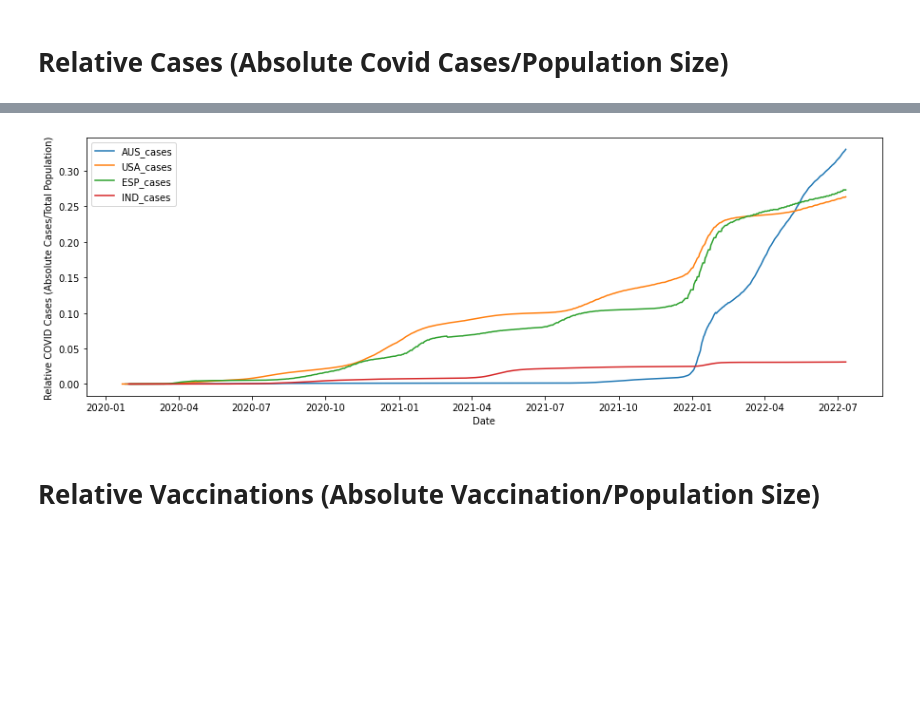
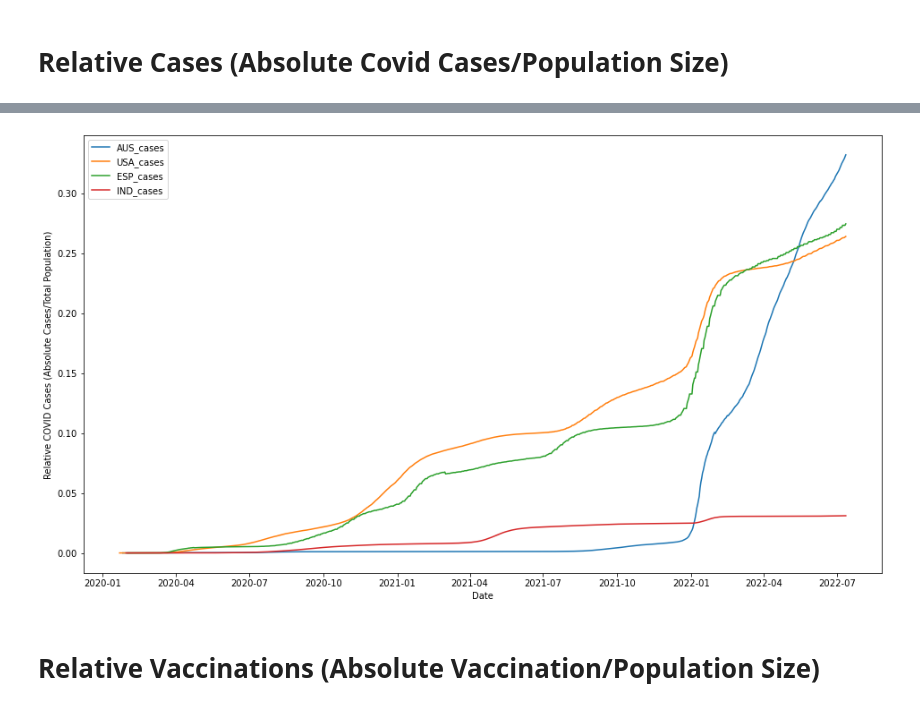
Before and after one commit to rshn1994/Enterprise_Data_Science, a Jupyter notebook: Final_project_delivery/Covid_Dashboard.ipynb, the cells around one changed output, grey strips where cells are left out. Cells and saved outputs as stored; diff of their text form; code cells hidden in the pictures; blank space fills up the shorter version.

Commit message:
modification performed for obtaining multiple line plots in a figure

```diff
--- a/Final_project_delivery/Covid_Dashboard.ipynb
+++ b/Final_project_delivery/Covid_Dashboard.ipynb
@@ -76,0 +77,16 @@ df
+# %%
+sudo_date=[]
+for each in country_list:
+        cases_country_data = json_object_cases[each]['data'][:]
+        for index in range(len(cases_country_data)):
+                # Obtaining the dates from the json dictionary
+                list_date = json_object_cases[each]['data'][index]
+                # append the dates to the date list
+                sudo_date.append(list_date['date'])
+
+                df_dates=pd.DataFrame(sudo_date)
+
+df_dates[0] = pd.to_datetime(df_dates[0],format='%Y-%m-%d')
+df_dates.drop_duplicates(keep="last",inplace=True)
+
+df_dates
@@ -76,0 +107,3 @@ df
+# %%
+df.insert(0, 'date', '')
+print(df)
@@ -77,24 +145,19 @@ df
 # %%
 # Defining the size for plotting
-fig = plt.figure(figsize=(15,5))
-# plot for relative covid cases for Australia
-plt.plot(df["list_date_AUS"], df["list_cases_AUS"], label = "AUS_cases")
-# plot for relative covid cases for USA
-plt.plot(df["list_date_USA"], df["list_cases_USA"], label = "USA_cases")
-# plot for relative covid cases for Spain
-plt.plot(df["list_date_ESP"], df["list_cases_ESP"], label = "ESP_cases")
-# plot for relative covid cases for India
-plt.plot(df["list_date_IND"], df["list_cases_IND"], label = "IND_cases")
+fig = plt.figure(figsize=(16,9))
+for each in country_list:
+    clear_output(wait=True)
+    plt.plot(df['list_date_'+each], df['list_cases_'+each], label = each+"_cases")
 
 # Add X-label for date
 plt.xlabel('Date')
 # Add Y-label for relative covid cases
 plt.ylabel('Relative COVID Cases (Absolute Cases/Total Population)')
 # Add legend
 plt.legend()
 # Display Plot
 plt.show()
 # %% [output]
-[figure, old version]
+[figure, new version]
 # %% [markdown]
 # Relative Vaccinations (Absolute Vaccination/Population Size)
```
Also changed, not shown: parts of 8 cells of this notebook.
